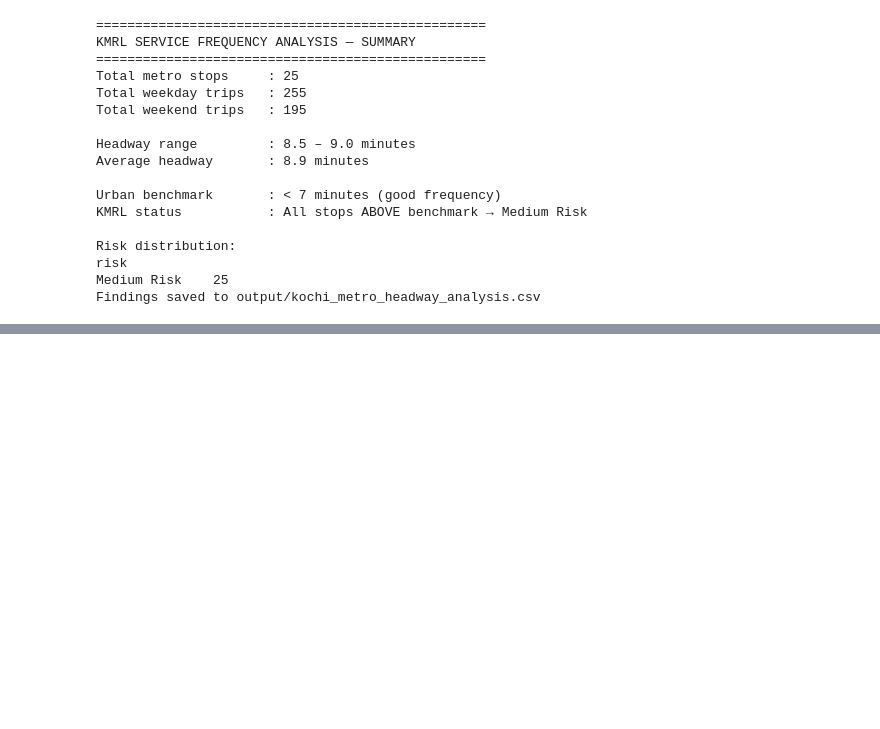
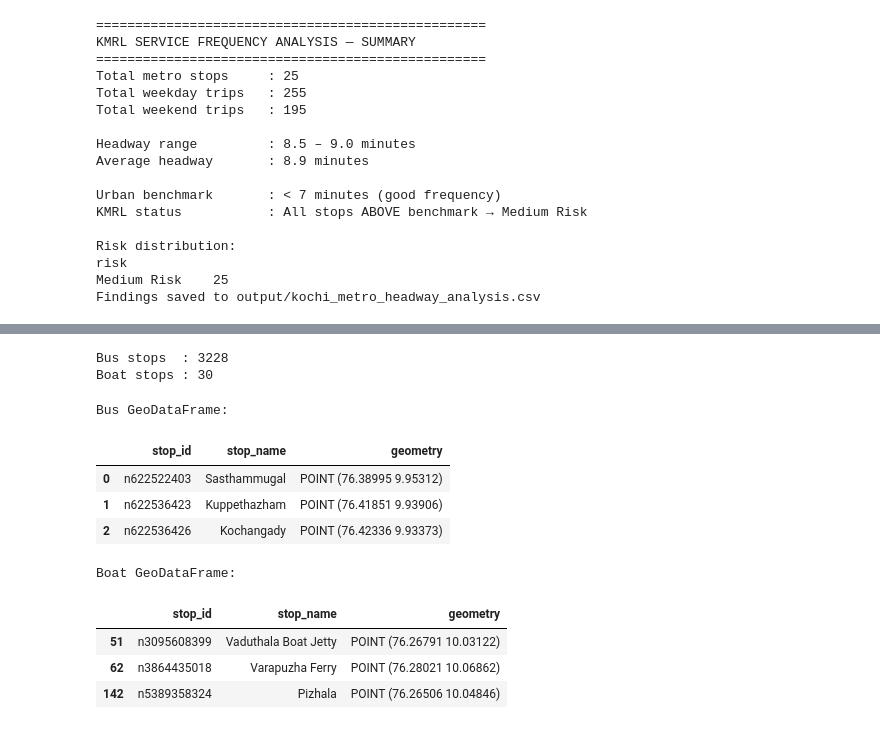
Before and after one commit to aleedacharly/Kochi-Metro-KMRL--connectivity-analysis, a Jupyter notebook: analysis.ipynb, the cells around one changed output, grey strips where cells are left out. Drawn from its saved outputs; the diff is of its cells as text; code cells hidden in the pictures; blank space fills up the shorter version.

```diff
--- a/analysis.ipynb
+++ b/analysis.ipynb
@@ -329,0 +355,57 @@ Findings saved to output/kochi_metro_headway_analysis.csv
+# %%
+# ============================================================
+# STEP B: Create GeoDataFrames for Bus & Boat Stops
+# ============================================================
+import geopandas as gpd
+from shapely.geometry import Point
+
+# --- Separate bus and boat stops via routes → trips → stop_times ---
+bus_stop_times = pd.read_csv("KochiTransportData/stop_times.txt")
+bus_trips_df   = pd.read_csv("KochiTransportData/trips.txt")
+
+# --- Tag each trip with its route type ---
+trips_with_type = bus_trips_df.merge(
+    bus_routes[['route_id', 'route_type']], on='route_id', how='left'
+)
+
+# --- Get stop_ids that are served by bus (3) and boat (4) ---
+bus_trip_ids  = trips_with_type[trips_with_type['route_type'] == 3]['trip_id']
+boat_trip_ids = trips_with_type[trips_with_type['route_type'] == 4]['trip_id']
+
+bus_stop_ids  = bus_stop_times[bus_stop_times['trip_id'].isin(bus_trip_ids)]['stop_id'].unique()
+boat_stop_ids = bus_stop_times[bus_stop_times['trip_id'].isin(boat_trip_ids)]['stop_id'].unique()
+
+# --- Filter stops ---
+bus_stops_only  = bus_stops[bus_stops['stop_id'].isin(bus_stop_ids)].copy()
+boat_stops_only = bus_stops[bus_stops['stop_id'].isin(boat_stop_ids)].copy()
+
+print(f"Bus stops  : {len(bus_stops_only)}")
+print(f"Boat stops : {len(boat_stops_only)}")
+# %% [output]
+Bus stops  : 3228
+Boat stops : 30
+# %%
+# --- Create GeoDataFrames ---
+def make_gdf(df):
+    geometry = [Point(lon, lat) for lon, lat in zip(df['stop_lon'], df['stop_lat'])]
+    return gpd.GeoDataFrame(df, geometry=geometry, crs='EPSG:4326')
+
+bus_gdf  = make_gdf(bus_stops_only)
+boat_gdf = make_gdf(boat_stops_only)
+
+print("Bus GeoDataFrame:")
+display(bus_gdf[['stop_id', 'stop_name', 'geometry']].head(3))
+
+print("\nBoat GeoDataFrame:")
+display(boat_gdf[['stop_id', 'stop_name', 'geometry']].head(3))
+# %% [output]
+Bus GeoDataFrame:
+|  | stop_id | stop_name | geometry |
+| 0 | n622522403 | Sasthammugal | POINT (76.38995 9.95312) |
+| 1 | n622536423 | Kuppethazham | POINT (76.41851 9.93906) |
+| 2 | n622536426 | Kochangady | POINT (76.42336 9.93373) |
+Boat GeoDataFrame:
+|  | stop_id | stop_name | geometry |
+| 51 | n3095608399 | Vaduthala Boat Jetty | POINT (76.26791 10.03122) |
+| 62 | n3864435018 | Varapuzha Ferry | POINT (76.28021 10.06862) |
+| 142 | n5389358324 | Pizhala | POINT (76.26506 10.04846) |
```
Also changed, not shown: parts of 4 cells of this notebook, 20 other files.
